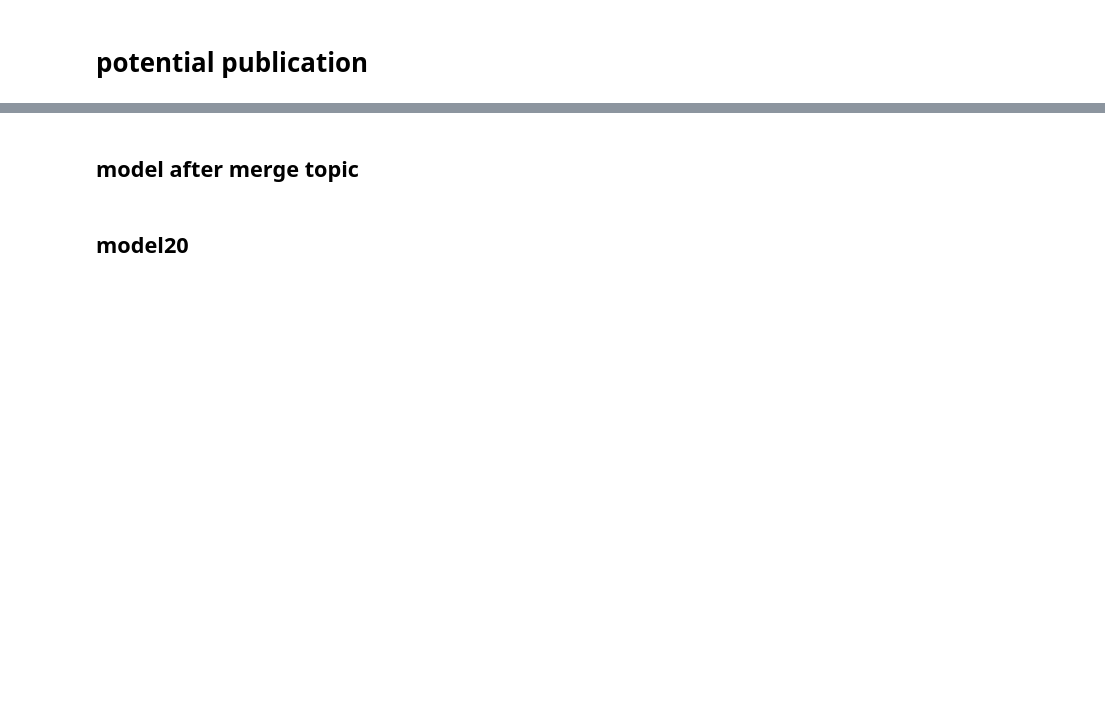
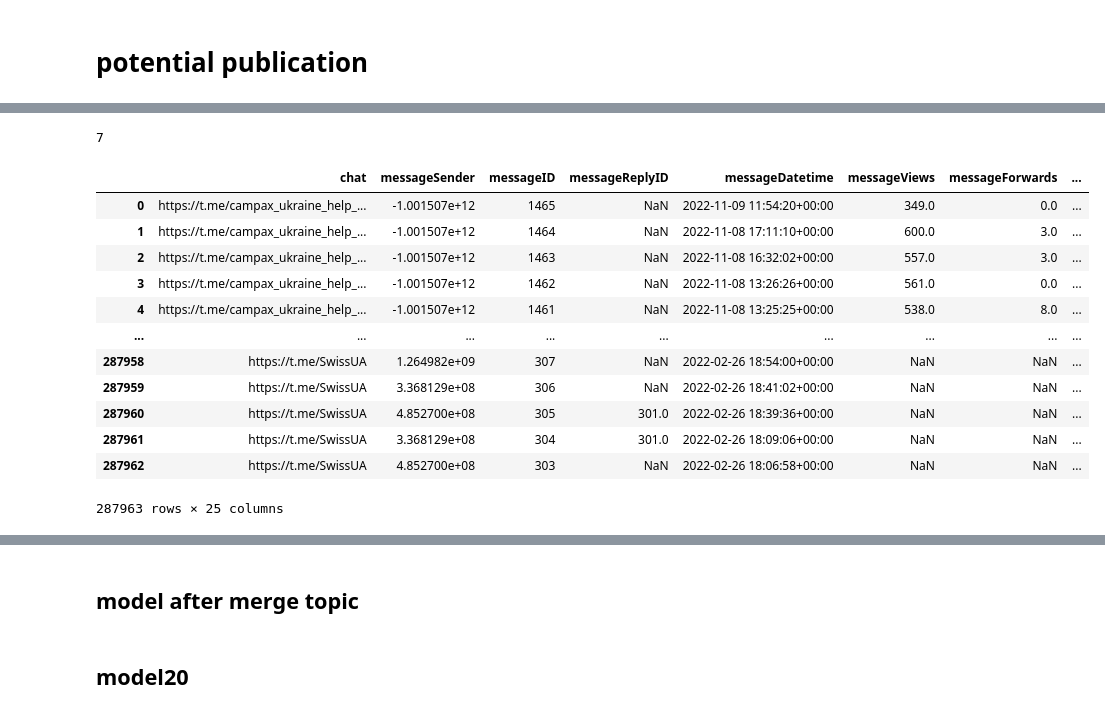
Before and after one commit to KDOT2509/unsupervised-migrant-telegram-analysis, a Jupyter notebook: reports/BERTopic.ipynb, the cells around one changed output, grey strips where cells are left out. Cells and saved outputs as stored; diff of their text form; code cells hidden in the pictures; blank space fills up the shorter version.

```diff
--- a/reports/BERTopic.ipynb
+++ b/reports/BERTopic.ipynb
@@ -228,16 +232,16 @@ df['uniqueIdentifier'] = df.apply(lambda x: x["chat"] + "_" + str(x["messageID"]
 df['uniqueIdentifierReply'] = df.apply(lambda x: x["chat"] + "_" + str(x["messageReplyID"])[:-2], axis=1)
 # df = df[~df.chat.isin(["https://t.me/campax_ukraine_help_switzerland", "https://t.me/helppetsfromukraine"])]
 class_name_dict = {'no_class':-1,
-          'medical': 0,
-          'complaints': 1,
-          'asylum_volunteering': 2,
-          'banking': 3,
-          'train_travel': 4,
-          'S_Status': 5,
-          'accomodation': 6,
-          'veterinarian': 7,
-          'passport_information': 8,
-          'transport_UKR_CH': 9}
+          'Medical': 0,
+          'Complaints': 1,
+          'Asylum/Volunteering': 2,
+          'Banking': 3,
+          'Train Travel': 4,
+          'S Status': 5,
+          'Accomodation': 6,
+          'Veterinarian': 7,
+          'Passport Information': 8,
+          'Transport UKR CH': 9}
 df['cluster_names'] = df['cluster'].apply(lambda x: list(class_name_dict.keys())[list(class_name_dict.values()).index(x)])
 df['week']=df['messageDatetime'].apply(lambda x: pd.to_datetime(x).isocalendar()[1])
 messages_per_week_dict = dict(df.value_counts("week"))
@@ -250,0 +264,37 @@ fig.show()
+# %%
+import re
+
+txt = "The rain in Spain"
+x = re.search("^The.*Spain$", txt)
+# %%
+count_reaction(positive)
+# %% [output]
+7
+# %%
+import re
+
+def count_reaction(reaction):
+    if isinstance(reaction, str):
+        m = re.findall('count=(.+?),', reaction)
+        m = list(map(int, m))
+        return sum(m)
+    else:
+        return float(0)
+# %%
+df["reaction_count"] = df.apply(lambda x: count_reaction(x.messageReactions), axis=1)
+# %%
+df
+# %% [output]
+|  | chat | messageSender | messageID | messageReplyID | messageDatetime | messageViews | messageForwards | ... |
+| 0 | https://t.me/campax_ukraine_help_... | -1.001507e+12 | 1465 | NaN | 2022-11-09 11:54:20+00:00 | 349.0 | 0.0 | ... |
+| 1 | https://t.me/campax_ukraine_help_... | -1.001507e+12 | 1464 | NaN | 2022-11-08 17:11:10+00:00 | 600.0 | 3.0 | ... |
+| 2 | https://t.me/campax_ukraine_help_... | -1.001507e+12 | 1463 | NaN | 2022-11-08 16:32:02+00:00 | 557.0 | 3.0 | ... |
+| 3 | https://t.me/campax_ukraine_help_... | -1.001507e+12 | 1462 | NaN | 2022-11-08 13:26:26+00:00 | 561.0 | 0.0 | ... |
+| 4 | https://t.me/campax_ukraine_help_... | -1.001507e+12 | 1461 | NaN | 2022-11-08 13:25:25+00:00 | 538.0 | 8.0 | ... |
+| ... | ... | ... | ... | ... | ... | ... | ... | ... |
+| 287958 | https://t.me/SwissUA | 1.264982e+09 | 307 | NaN | 2022-02-26 18:54:00+00:00 | NaN | NaN | ... |
+| 287959 | https://t.me/SwissUA | 3.368129e+08 | 306 | NaN | 2022-02-26 18:41:02+00:00 | NaN | NaN | ... |
+| 287960 | https://t.me/SwissUA | 4.852700e+08 | 305 | 301.0 | 2022-02-26 18:39:36+00:00 | NaN | NaN | ... |
+| 287961 | https://t.me/SwissUA | 3.368129e+08 | 304 | 301.0 | 2022-02-26 18:09:06+00:00 | NaN | NaN | ... |
+| 287962 | https://t.me/SwissUA | 4.852700e+08 | 303 | NaN | 2022-02-26 18:06:58+00:00 | NaN | NaN | ... |
+287963 rows × 25 columns
```
Also changed, not shown: parts of 8 cells of this notebook, 8 other files.
